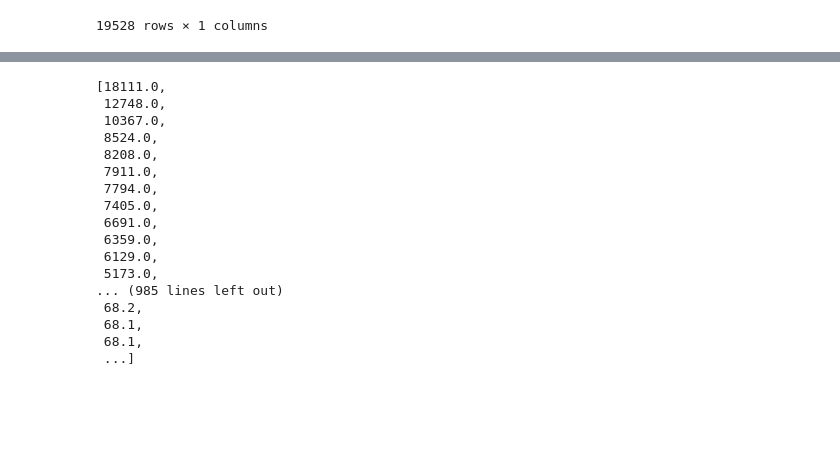
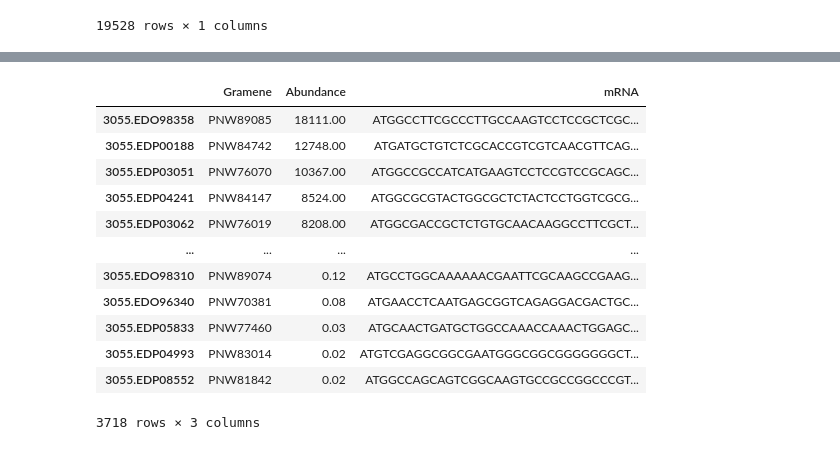
Before and after one commit to Bedinka/PPI-predictions-with-Deep-Learning-Language-Models, a Jupyter notebook: codon_optimization/pytorch-transformer/notes.ipynb, the cells around one changed output, grey strips where cells are left out. Drawn from its saved outputs; the diff is of its cells as text; code cells hidden in the pictures; blank space fills up the shorter version.

```diff
--- a/codon_optimization/pytorch-transformer/notes.ipynb
+++ b/codon_optimization/pytorch-transformer/notes.ipynb
@@ -169,23 +163,20 @@ combined
+# %%
+combined2 = combined.merge(chlamy, left_on="Gramene", right_index=True)
+combined2
+# %% [output]
+|  | Gramene | Abundance | mRNA |
+| 3055.EDO98358 | PNW89085 | 18111.00 | ATGGCCTTCGCCCTTGCCAAGTCCTCCGCTCGC... |
+| 3055.EDP00188 | PNW84742 | 12748.00 | ATGATGCTGTCTCGCACCGTCGTCAACGTTCAG... |
+| 3055.EDP03051 | PNW76070 | 10367.00 | ATGGCCGCCATCATGAAGTCCTCCGTCCGCAGC... |
+| 3055.EDP04241 | PNW84147 | 8524.00 | ATGGCGCGTACTGGCGCTCTACTCCTGGTCGCG... |
+| 3055.EDP03062 | PNW76019 | 8208.00 | ATGGCGACCGCTCTGTGCAACAAGGCCTTCGCT... |
+| ... | ... | ... | ... |
+| 3055.EDO98310 | PNW89074 | 0.12 | ATGCCTGGCAAAAAACGAATTCGCAAGCCGAAG... |
+| 3055.EDO96340 | PNW70381 | 0.08 | ATGAACCTCAATGAGCGGTCAGAGGACGACTGC... |
+| 3055.EDP05833 | PNW77460 | 0.03 | ATGCAACTGATGCTGGCCAAACCAAACTGGAGC... |
+| 3055.EDP04993 | PNW83014 | 0.02 | ATGTCGAGGCGGCGAATGGGCGGCGGGGGGGCT... |
+| 3055.EDP08552 | PNW81842 | 0.02 | ATGGCCAGCAGTCGGCAAGTGCCGCCGGCCCGT... |
+3718 rows × 3 columns
 # %%
-mRNA_list = list(combined.mRNA_y)
-abundance_list = list(combined.Abundance)
-
-abundance_list
+mRNA_list = list(combined2.mRNA)
+abundance_list = list(combined2.Abundance)
-# %% [output]
-[18111.0,
- 12748.0,
- 10367.0,
- 8524.0,
- 8208.0,
- 7911.0,
- 7794.0,
- 7405.0,
- 6691.0,
- 6359.0,
- 6129.0,
- 5173.0,
-... (985 lines left out)
- 68.2,
- 68.1,
- 68.1,
- ...]
```
Also changed, not shown: parts of 3 cells of this notebook, 3 other files.
